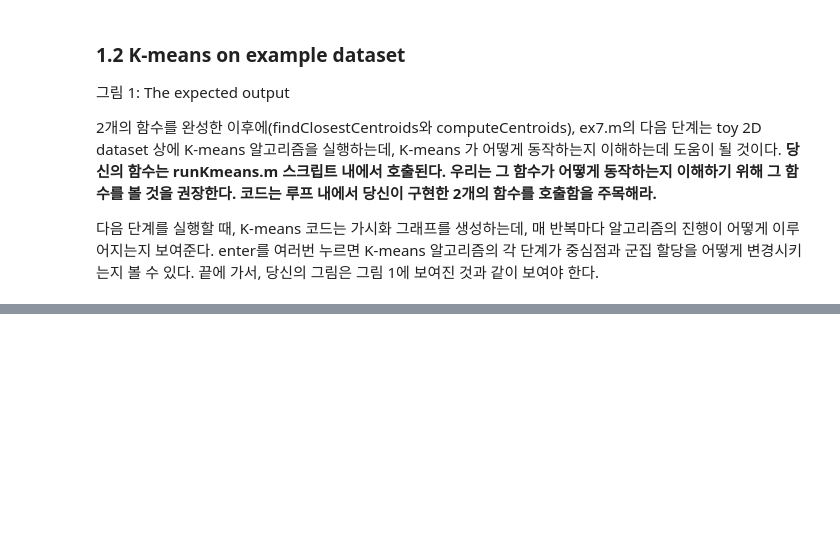
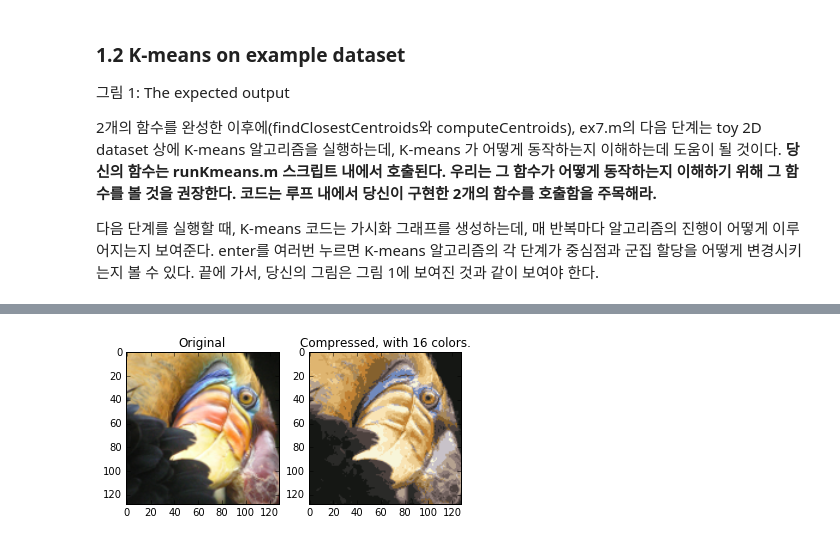
Before and after one commit to slang1998/coursera_machine_learning_python, a Jupyter notebook: ex7_python/ex7_python.ipynb, the cells around one changed output, grey strips where cells are left out. Drawn from its saved outputs; the diff is of its cells as text; code cells hidden in the pictures; blank space fills up the shorter version.

```diff
--- a/ex7_python/ex7_python.ipynb
+++ b/ex7_python/ex7_python.ipynb
@@ -101,0 +466,97 @@ computeCentroids.m 에 있는 코드를 완성해야 한다. **중심점들에
+# %%
+
+def kMeansInitCentroids(X, K):
+    """
+    이 함수는 K개의 중심점을 초기화 해서 데이터셋 X상에서 K-Means에 사용될 수 있게 한다.
+    """
+
+    # 다음 변수를 올바르게 반환해야 한다.
+    centroids = np.zeros((K, X.shape[1]))
+
+    # ====================== YOUR CODE HERE ======================
+    # dataset X에서 무작위로 examples를 선택하고 중심점으로 설정한다.
+
+    # 중심점이 무작위 example이 되도록 초기화한다.
+    # examples의 인덱스를 무작위로 재정렬한다.
+    randidx = np.arange(X.shape[0])
+    np.random.shuffle(randidx)
+
+    centroids = X[randidx[0:K], :]
+
+    return centroids
+
+# You do not need to make any submissions for this part of the exercise.
+
+import scipy.misc
+
+# ============= Part 4: K-Means Clustering on Pixels ===============
+# 이번 연습문제에서는, 이미지를 압축하기 위해 K-Means를 사용한다. 이것을 하기 위해서
+# 먼저 이미지 내의 픽셀 컬러에 대해서 K-Means를 실행한다. 그리고 각 픽셀을
+# 가장 가까운 중심점으로 매핑한다.
+
+# Running K-Means clustering on pixels from an image.
+
+# refer: http://docs.scipy.org/doc/scipy-0.14.0/reference/generated/scipy.misc.imread.html
+# 새의 이미지를 로드한다.
+A = double(scipy.misc.imread('bird_small.png'))
+
+# 만약 imread가 동작하지 않는다면, 대신 아래 것으로 시도해볼 수 있다.
+# load('bird_small.mat')
+
+A = A / 255 # 255로 나누어서 모든 값이 범위 0 - 1사이가 되도록 한다.
+
+# 이미지의 사이즈
+img_size = A.shape
+
+# 이미지를 Nx3 행렬로 reshape하는데 N = 픽셀의 갯수이다.
+# 각 행은 Red, Green 그리고 Blue 픽섹의 값을 포함한다.
+# 이것은 K-Means가 사용할 데이터셋 행렬 X를 제공해준다.
+X = A.reshape(img_size[0] * img_size[1], 3) # X: 16384 x 3
+
+# 이 데이터로 K-Means 알고리즘을 실행해라.
+# 서로 다른 K와 max_iters로 시도해본다.
+K = 16
+max_iters = 10
+
+# K-Means를 사용할 때, 중심점을 무작위로 초기화 하는 것은 중요하다.
+# 다음을 진행하기 전에 kMeansInitCentroids.m 내의 코드를 완성해야 한다.
+initial_centroids = kMeansInitCentroids(X, K)
+
+# K-Means 실행하기
+centroids, idx = runkMeans(X, initial_centroids, max_iters)
+
+# ================= Part 5: Image Compression ======================
+# 여기에서는, 이미지를 압축하기 위해 K-Means의 클러스터를 사용한다.
+# 이것을 하기 위해, 우리는 먼저 각 example에 대해 가장 가까운 클러스터를
+# 찾아야 한다. 그리고 난후 우리는...
+
+print('Applying K-Means to compress an image.')
+
+# 가장 가까운 클러스터 멤버를 찾는다.
+idx = findClosestCentroids(X, centroids)
+
+# 기본적으로, 우리는 이제 이미지 X를 idx 내의 인덱스 관점에서 표현할 수 있다.
+
+# 우리는 이제 인덱스로부터 이미지를 재구축할 수 있는데,
+# 각 픽셀(idx 내의 인덱스로부터 가리켜지는)을 중심점 값으로 매핑하면 된다.
+X_recovered = centroids[idx, :]
+
+# 복구된 이미지를 적절한 차원으로 reshape한다.
+X_recovered = X_recovered.reshape(img_size[0], img_size[1], 3)
+
+# ********************************************************
+# XXX: plt.subplot(row 수, column 수, subplot 위치 지정)
+# refer: http://matplotlib.org/api/pyplot_api.html#matplotlib.pyplot.subplot
+# ********************************************************
+# 원래 이미지를 보여준다.
+plt.subplot(1, 2, 1)
+plt.imshow(A)
+plt.title('Original')
+
+# 압축된 이미지를 옆에서 보여준다.
+plt.subplot(1, 2, 2)
+plt.imshow(X_recovered)
+plt.title('Compressed, with %d colors.' % K)
+
+plt.show()
+# %% [output]
@@ -101,0 +574 @@ computeCentroids.m 에 있는 코드를 완성해야 한다. **중심점들에
+[figure, added]
```
Also changed, not shown: parts of 18 cells of this notebook, 10 other files.
